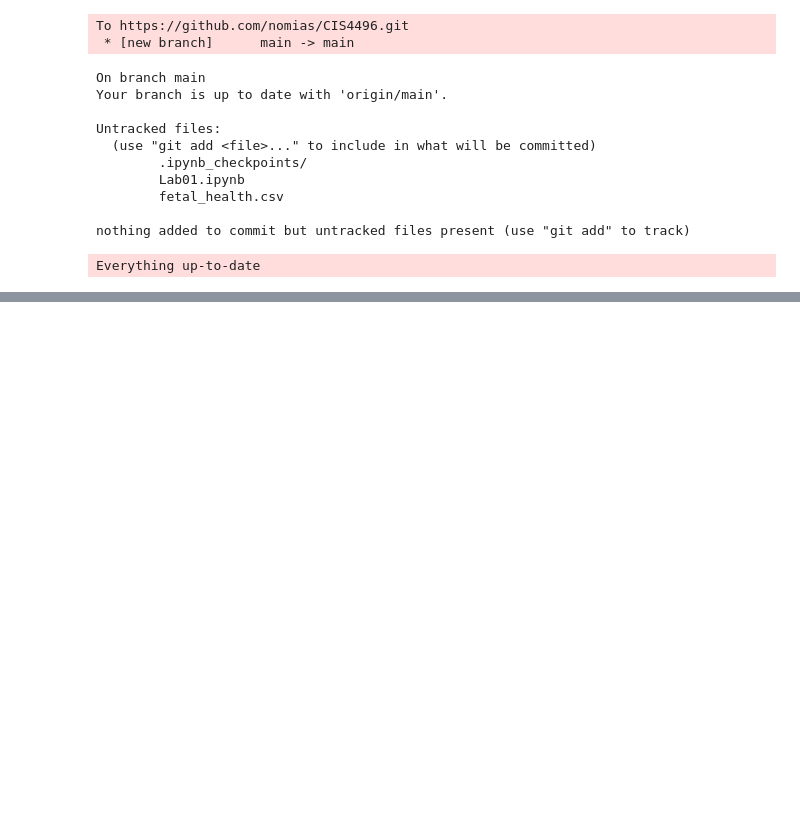
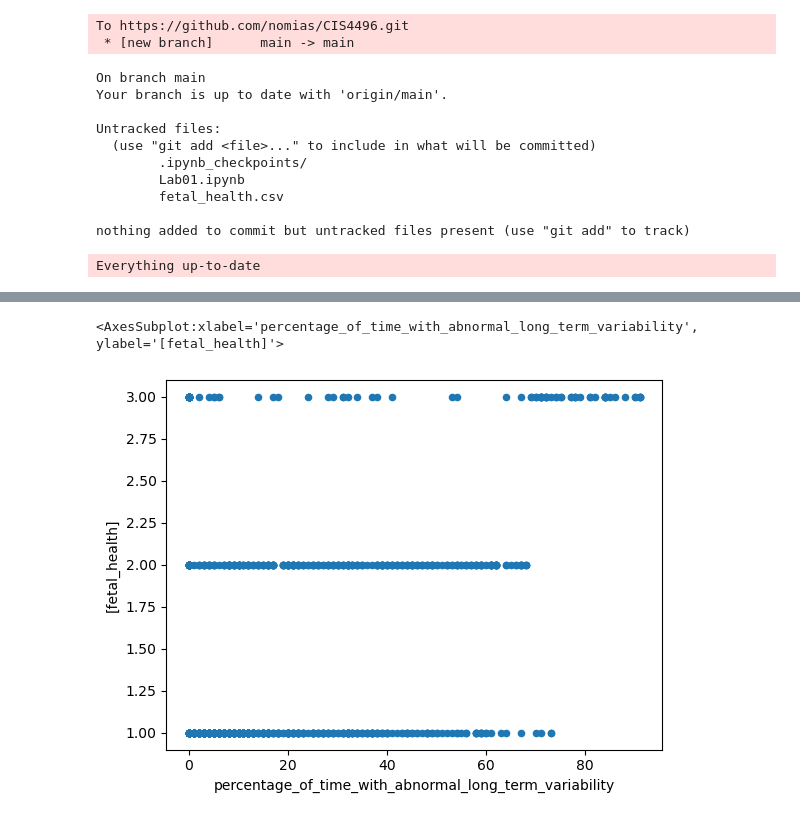
Before and after one commit to nomias/CIS4496, a Jupyter notebook: Lab01.ipynb, the cells around one changed output, grey strips where cells are left out. Saved outputs shown, nothing was run; the diff lists cells and outputs as text; code cells hidden in the pictures; blank space fills up the shorter version.

```diff
--- a/Lab01.ipynb
+++ b/Lab01.ipynb
@@ -131,0 +178,5 @@ Everything up-to-date
+# %%
+df.plot(x="percentage_of_time_with_abnormal_long_term_variability",y=['fetal_health'],kind='scatter')
+# %% [output]
+<AxesSubplot:xlabel='percentage_of_time_with_abnormal_long_term_variability', ylabel='[fetal_health]'>
+[figure, added]
```
Also changed, not shown: parts of 9 cells of this notebook.
